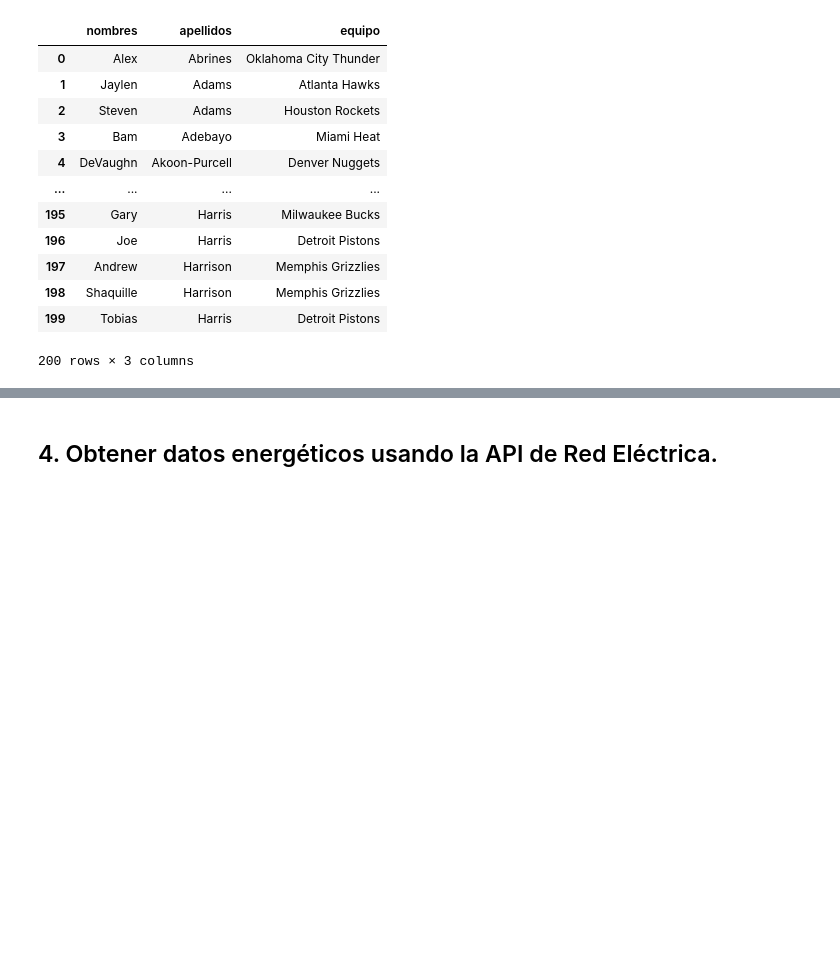
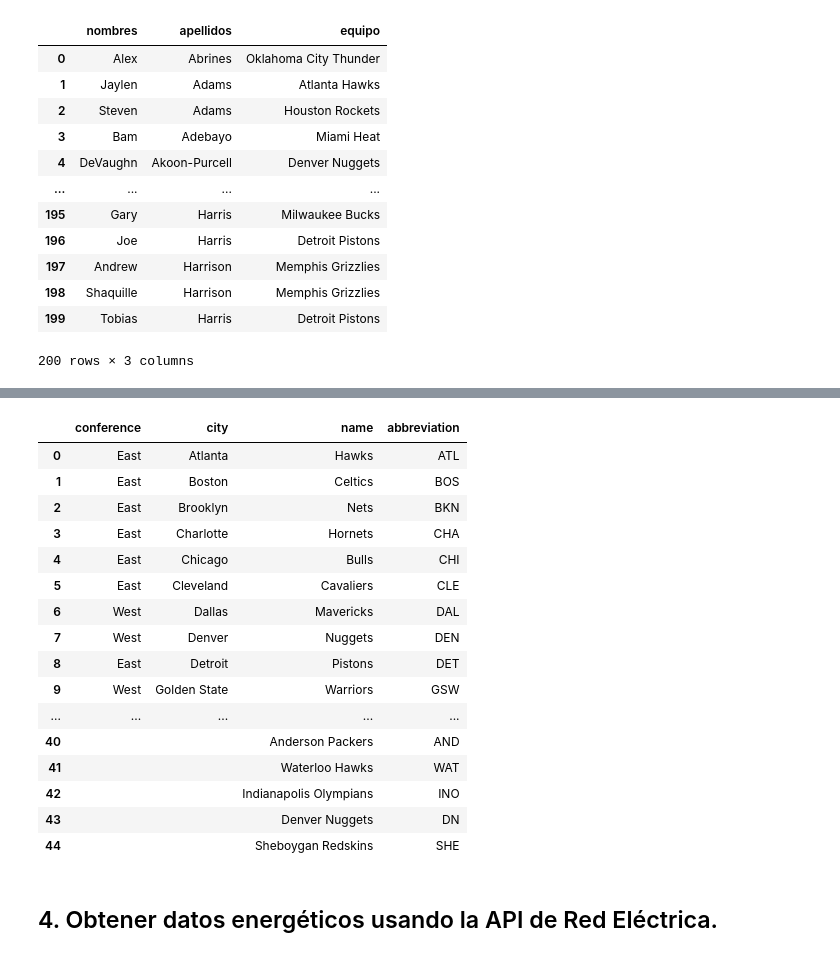
Before and after one commit to PatriciaAnaya/modulo-2-equipo-1, a Jupyter notebook: 01- APIs.ipynb, the cells around one changed output, grey strips where cells are left out. Saved outputs shown, nothing was run; the diff lists cells and outputs as text; code cells hidden in the pictures; blank space fills up the shorter version.

```diff
--- a/01- APIs.ipynb
+++ b/01- APIs.ipynb
@@ -244,0 +247,5 @@ df_jugadores
+# %%
+url_equipos="https://api.balldontlie.io/v1/teams"
+nba_teams=requests.get(url_equipos, headers={"Authorization": api_key} )
+nba_teams_json=nba_teams.json()
+nba_teams.status_code
@@ -244,0 +274,8 @@ df_jugadores
+# %%
+datos_equipos=[]
+
+for i in nba_teams_json['data']:
+    print(i["conference"], i["city"],i["name"],i["abbreviation"])
+    datos_equipos.append((i["conference"], i["city"],i["name"],i["abbreviation"]))
+print(datos_equipos)
+len(datos_equipos)
@@ -245,3 +301,24 @@ df_jugadores
+# %%
+df_equipos=pd.DataFrame(datos_equipos, columns=["conference ", "city","name", "abbreviation"])
+df_equipos
+# %% [output]
+|  | conference | city | name | abbreviation |
+| 0 | East | Atlanta | Hawks | ATL |
+| 1 | East | Boston | Celtics | BOS |
+| 2 | East | Brooklyn | Nets | BKN |
+| 3 | East | Charlotte | Hornets | CHA |
+| 4 | East | Chicago | Bulls | CHI |
+| 5 | East | Cleveland | Cavaliers | CLE |
+| 6 | West | Dallas | Mavericks | DAL |
+| 7 | West | Denver | Nuggets | DEN |
+| 8 | East | Detroit | Pistons | DET |
+| 9 | West | Golden State | Warriors | GSW |
+| ... | ... | ... | ... | ... |
+| 40 |  |  | Anderson Packers | AND |
+| 41 |  |  | Waterloo Hawks | WAT |
+| 42 |  |  | Indianapolis Olympians | INO |
+| 43 |  |  | Denver Nuggets | DN |
+| 44 |  |  | Sheboygan Redskins | SHE |
 # %% [markdown]
 ## 4. Obtener datos energéticos usando la API de Red Eléctrica.
 # %% [markdown]
```
Also changed, not shown: parts of 4 cells of this notebook.
